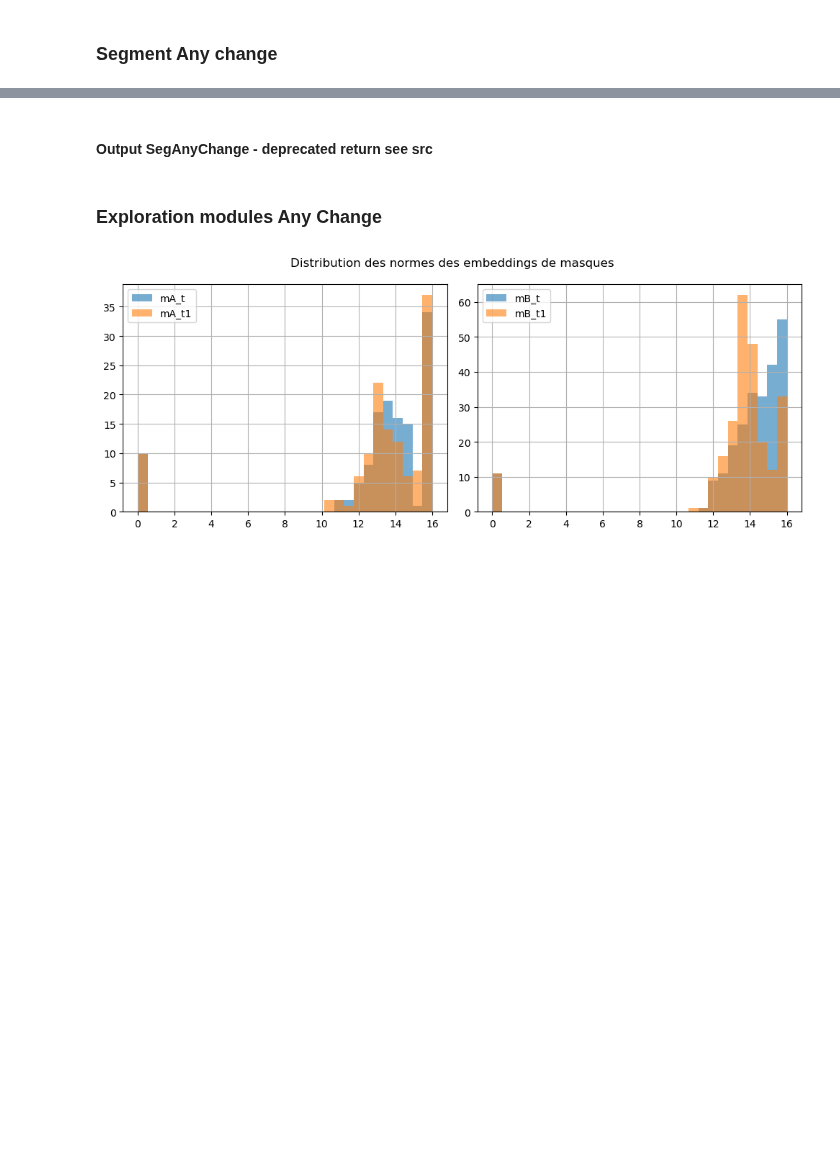
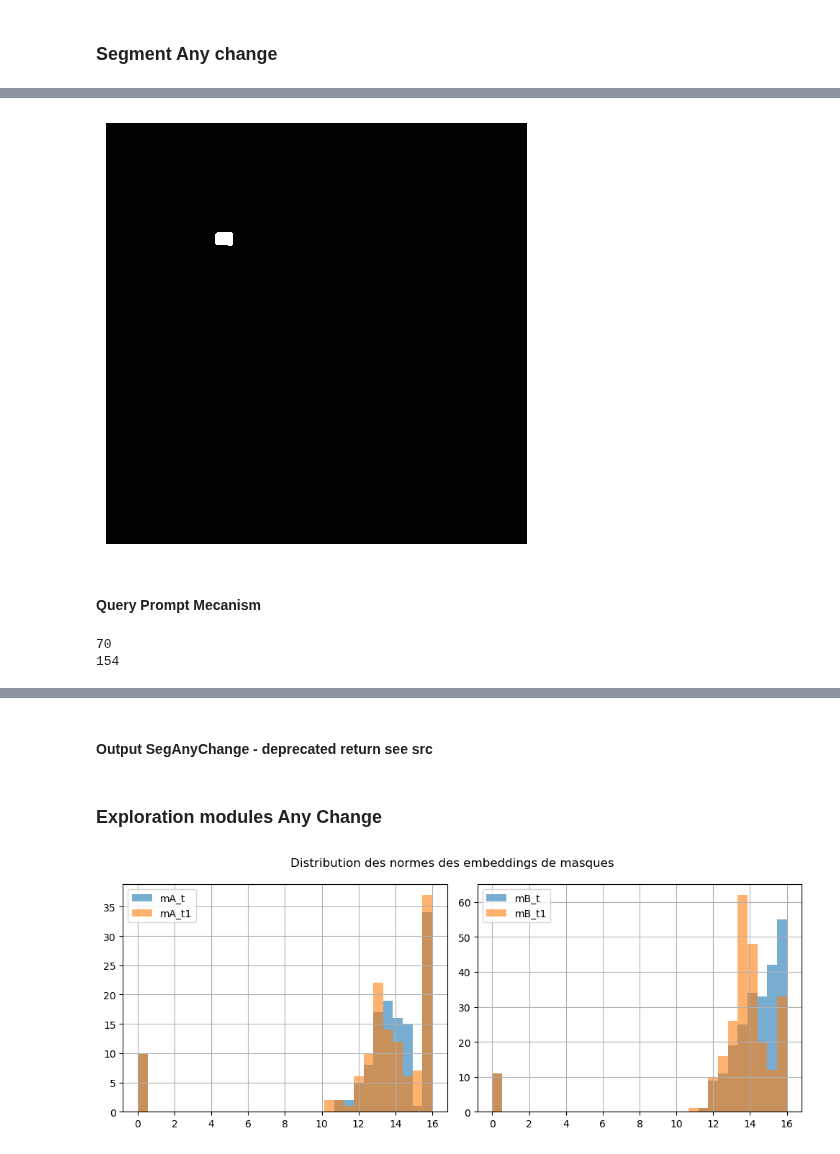
Before and after one commit to brustt/stylo_magique_intership_ign, a Jupyter notebook: notebooks/exploration/segment_any_change.ipynb, the cells around one changed output, grey strips where cells are left out. Cells and saved outputs as stored; diff of their text form; code cells hidden in the pictures; blank space fills up the shorter version.

Commit message:
prompt query mecanism & black refacto

```diff
--- a/notebooks/exploration/segment_any_change.ipynb
+++ b/notebooks/exploration/segment_any_change.ipynb
@@ -54,7 +55,11 @@ segany = SegAnyChange(
 # %%
-res = segany.bitemporal_matching(
+filter_change_proposals = "otsu"
+
+matcher = BitemporalMatching(model_type="vit_h", **sam_params)
+items_change = matcher.run(
     img_A=load_img(path_A),
-    img_B=load_img(path_B)
+    img_B=load_img(path_B),
+    filter_method=filter_change_proposals
 )
 # %% [output]
 == process crops ==
@@ -78,0 +138,10 @@ nan values ci1 11
+# %%
+idx=45
+input_points = np.array([items_change[idx].meta["point_coords"]])
+input_labels = np.array([[1]])
+# %%
+show_img(items_change[idx].mask)
+# %% [output]
+[figure, added]
+# %% [markdown]
+#### Query Prompt Mecanism
@@ -78,0 +154,17 @@ nan values ci1 11
+# %%
+filter_query_sim = 70
+items_change_copy = deepcopy(items_change)
+
+sim_obj_change = PointQueryMecanism(
+                    predictor=matcher.mask_generator.predictor,
+                    items_change=items_change_copy
+                ).run(
+                    points=input_points,
+                    method_filtering=filter_query_sim,
+                    image=None,
+                    labels=input_labels
+                )
+print(len(sim_obj_change))
+# %% [output]
+70
+154
```
Also changed, not shown: parts of 32 cells of this notebook, 8 other files.
